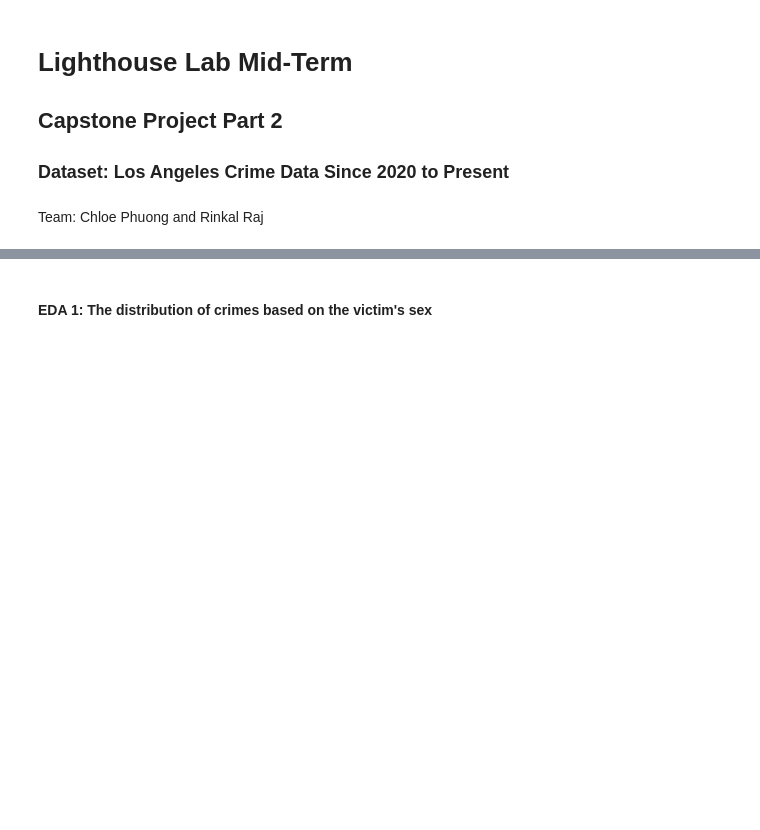
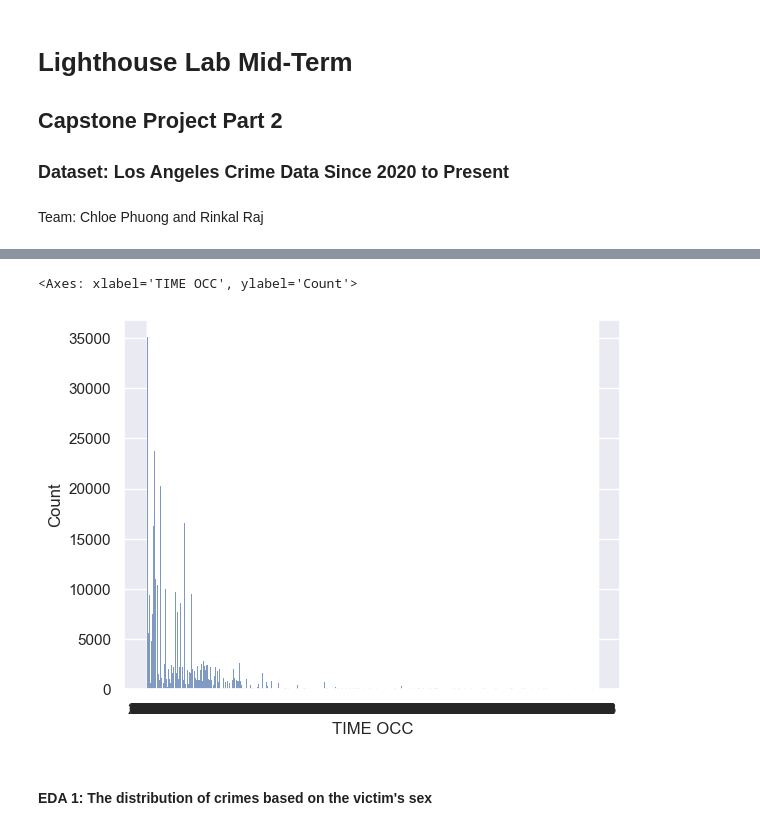
Before and after one commit to chloephuong/LHL-Midterm-Capstone-Project, a Jupyter notebook: Capstone-Project-Part2-DataVisualization.ipynb, the cells around one changed output, grey strips where cells are left out. Drawn from its saved outputs; the diff is of its cells as text; code cells hidden in the pictures; blank space fills up the shorter version.

```diff
--- a/Capstone-Project-Part2-DataVisualization.ipynb
+++ b/Capstone-Project-Part2-DataVisualization.ipynb
@@ -67,3 +79,8 @@ df.describe()
+# %%
+sns.histplot(x=df['TIME OCC'])
+# %% [output]
+<Axes: xlabel='TIME OCC', ylabel='Count'>
+[figure, added]
 # %% [markdown]
 #### EDA 1: The distribution of crimes based on the victim's sex
 # %%
```
Also changed, not shown: parts of 7 cells of this notebook.
